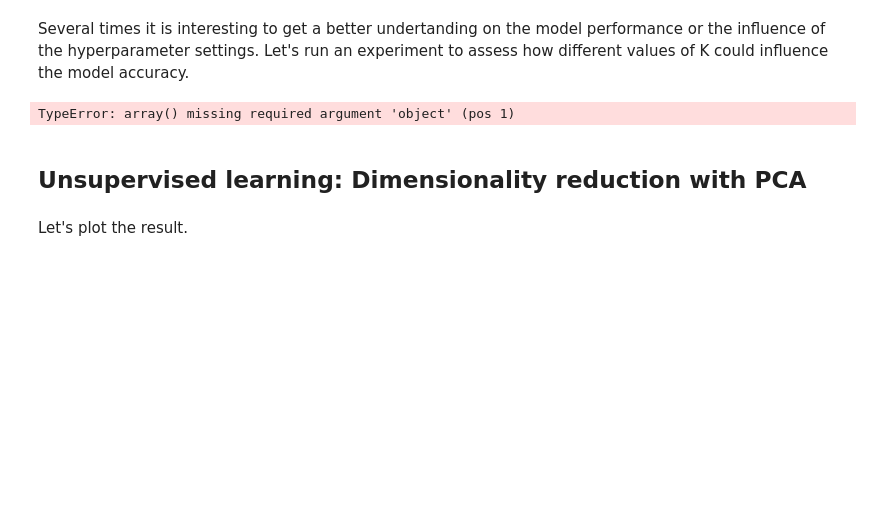
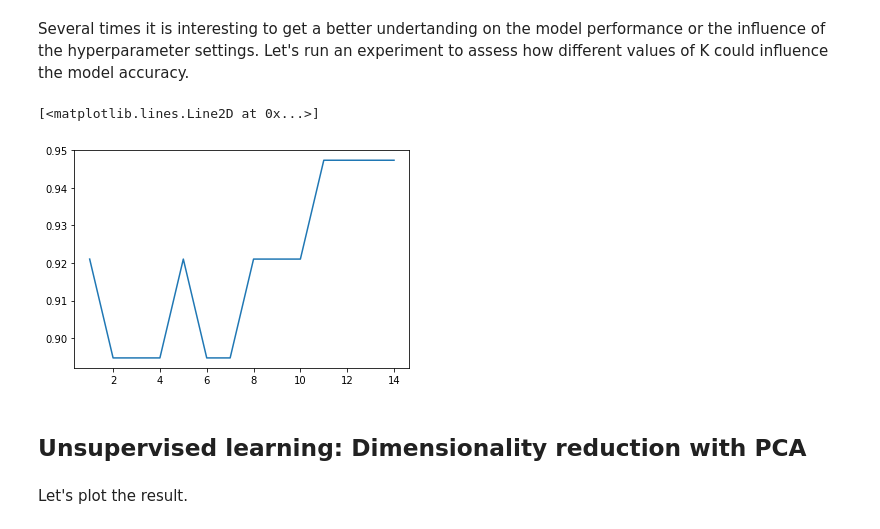
Before and after one commit to dfbarrero/dataCourse, a Jupyter notebook: mlfoundations/scikit-learn.ipynb, the cells around one changed output. Cells and saved outputs as stored; diff of their text form; code cells hidden in the pictures; blank space fills up the shorter version.

```diff
--- a/mlfoundations/scikit-learn.ipynb
+++ b/mlfoundations/scikit-learn.ipynb
@@ -174,18 +172,19 @@ accuracy_score(ytest, y_model)
 # %% [markdown]
 Several times it is interesting to get a better undertanding on the model performance or the influence of the hyperparameter settings. Let's run an experiment to assess how different values of K could influence the model accuracy.
 # %%
-scores = np.array()
+scores = []
+neighbors = np.arange(1,15)
 
-for k in [1, 5, 10]:
+for k in neighbors:
     model = KNeighborsClassifier(n_neighbors=k)
     model.fit(Xtrain, ytrain)
     y_model = model.predict(Xtest)
-    print(k)
-    print(accuracy_score(ytest, y_model))
+    scores.append(accuracy_score(ytest, y_model))
 
-plt.plot(k, np.asarray(scores))
+plt.plot(neighbors, scores)
 # %% [output]
-TypeError: array() missing required argument 'object' (pos 1)
+[<matplotlib.lines.Line2D at 0x...>]
+[figure, added]
 # %% [markdown]
 ## Unsupervised learning: Dimensionality reduction with PCA
 # %%
```
Also changed, not shown: parts of 6 cells of this notebook.
